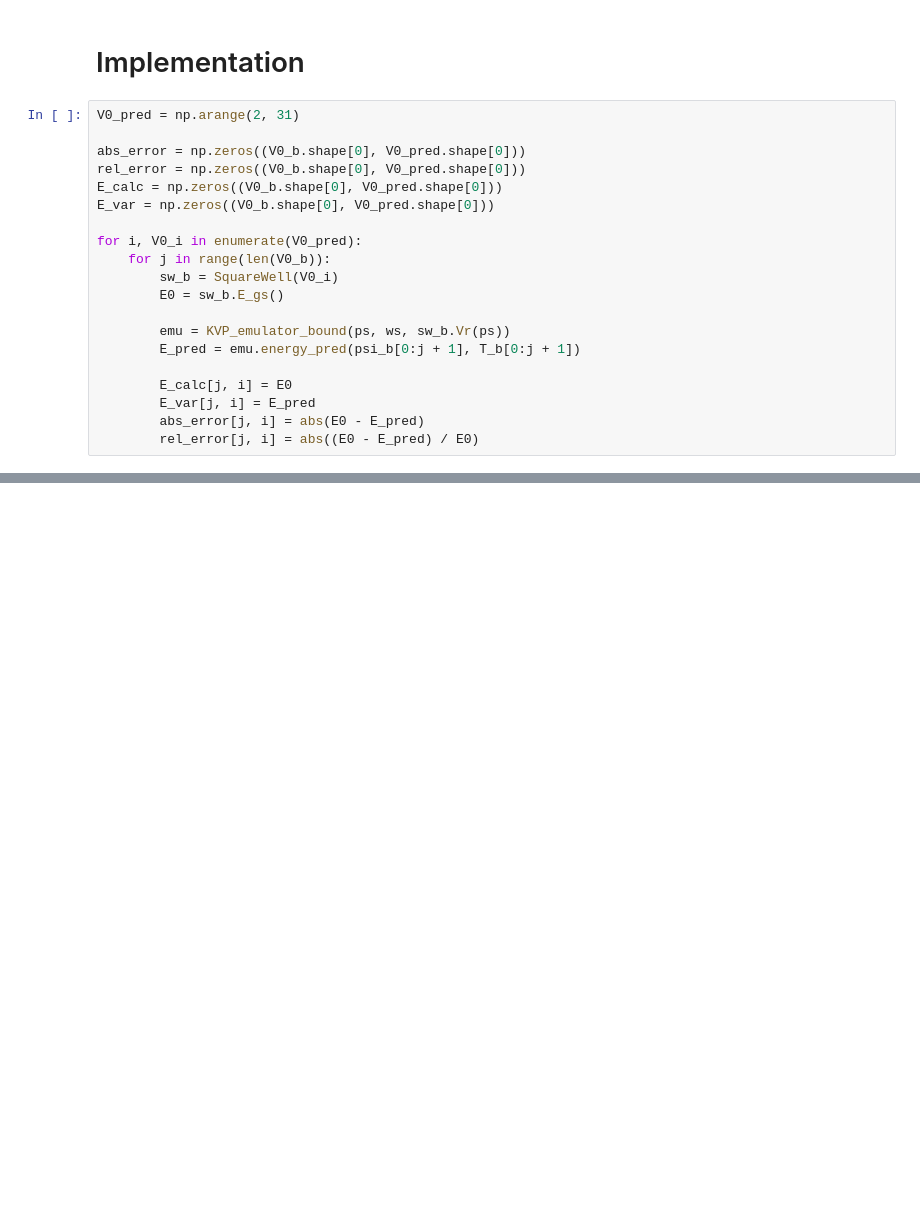
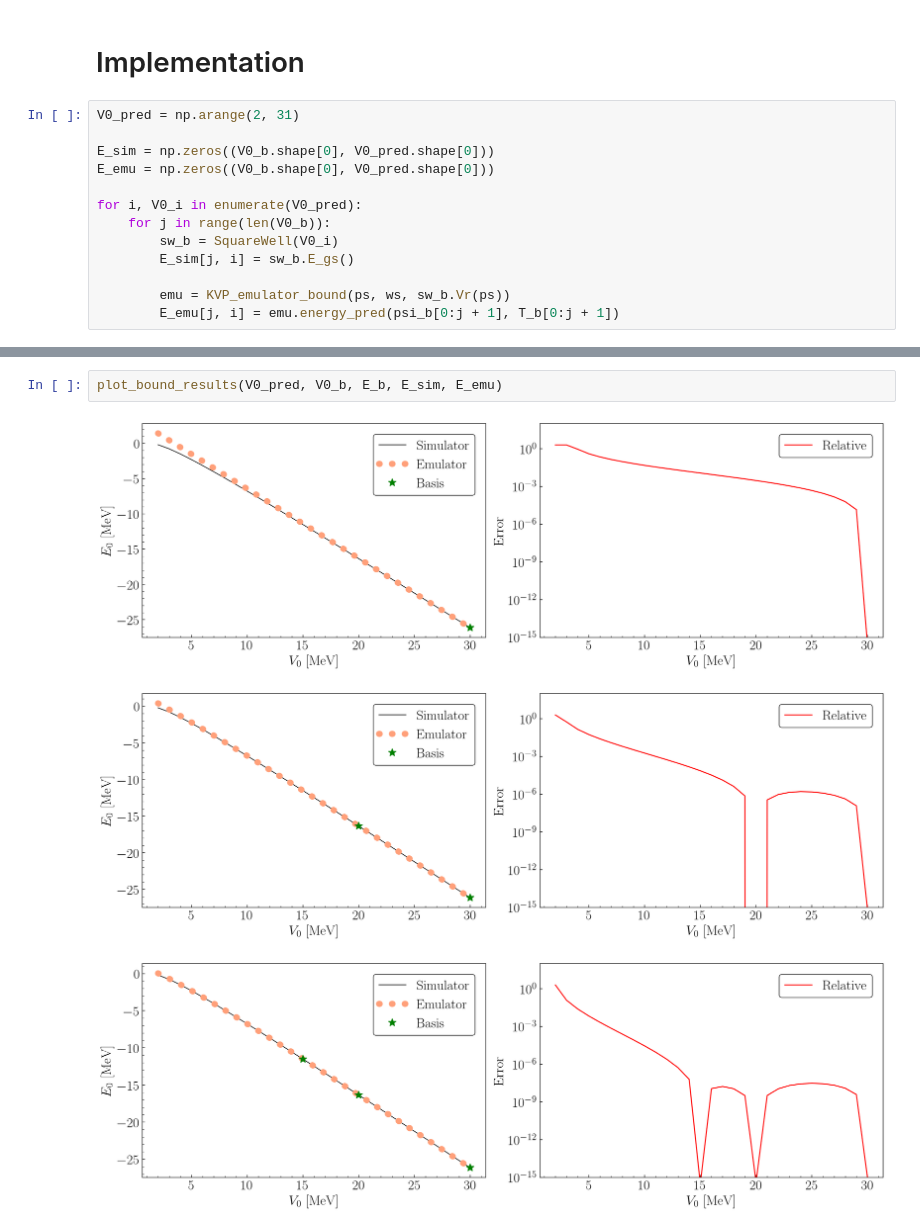
Before and after one commit to AJG91/square-well-emulators, a Jupyter notebook: notebooks/Emulate_SquareWell_Bound.ipynb, the cells around one changed output, grey strips where cells are left out. Cells and saved outputs as stored; diff of their text form; blank space fills up the shorter version.

Commit message:
Changed plotting format.

```diff
--- a/notebooks/Emulate_SquareWell_Bound.ipynb
+++ b/notebooks/Emulate_SquareWell_Bound.ipynb
@@ -123,20 +126,13 @@ fig.tight_layout()
 # %%
 V0_pred = np.arange(2, 31)
 
-abs_error = np.zeros((V0_b.shape[0], V0_pred.shape[0]))
-rel_error = np.zeros((V0_b.shape[0], V0_pred.shape[0]))
-E_calc = np.zeros((V0_b.shape[0], V0_pred.shape[0]))
-E_var = np.zeros((V0_b.shape[0], V0_pred.shape[0]))
+E_sim = np.zeros((V0_b.shape[0], V0_pred.shape[0]))
+E_emu = np.zeros((V0_b.shape[0], V0_pred.shape[0]))
 
 for i, V0_i in enumerate(V0_pred):
     for j in range(len(V0_b)):
         sw_b = SquareWell(V0_i)
-        E0 = sw_b.E_gs()
+        E_sim[j, i] = sw_b.E_gs()
 
         emu = KVP_emulator_bound(ps, ws, sw_b.Vr(ps))
-        E_pred = emu.energy_pred(psi_b[0:j + 1], T_b[0:j + 1])
-
-        E_calc[j, i] = E0
-        E_var[j, i] = E_pred
-        abs_error[j, i] = abs(E0 - E_pred)
-        rel_error[j, i] = abs((E0 - E_pred) / E0)
+        E_emu[j, i] = emu.energy_pred(psi_b[0:j + 1], T_b[0:j + 1])
@@ -172,0 +139,6 @@ for i, V0_i in enumerate(V0_b):
+# %%
+plot_bound_results(V0_pred, V0_b, E_b, E_sim, E_emu)
+# %% [output]
+[figure, added]
+[figure, added]
+[figure, added]
```
Also changed, not shown: parts of 6 cells of this notebook, 1 other file.
